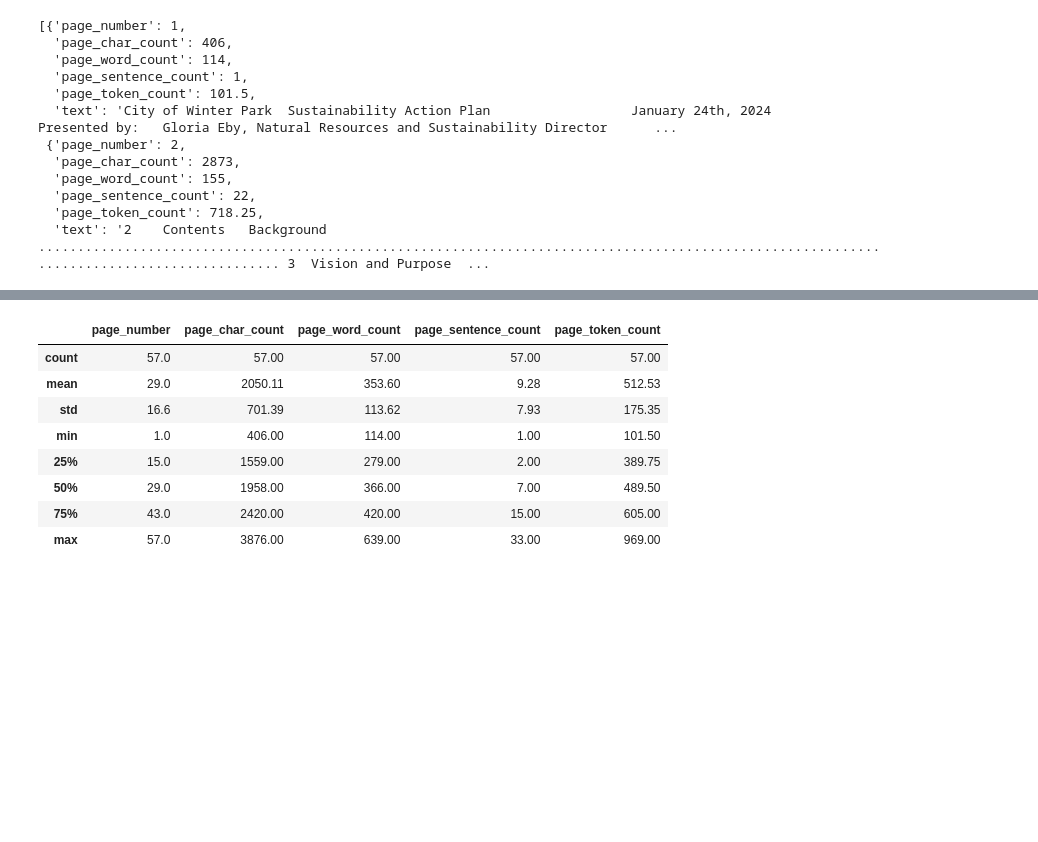
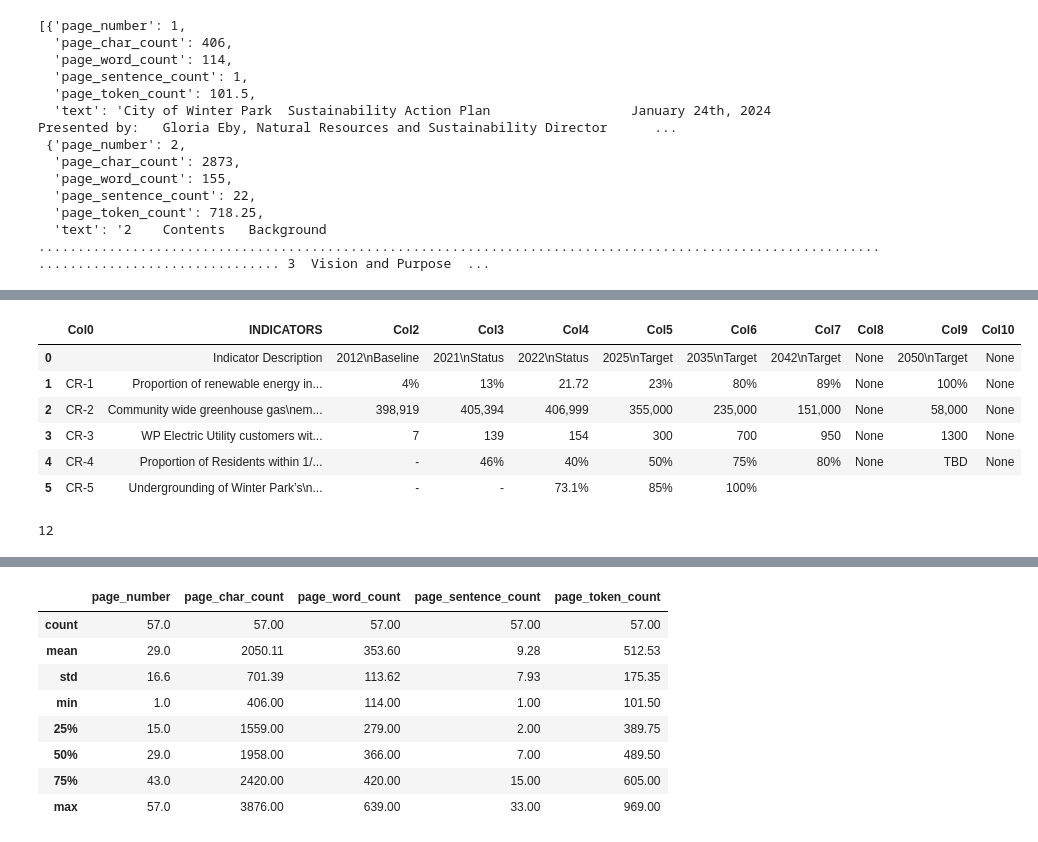
Before and after one commit to aplancher/RagWP, a Jupyter notebook: ragyou.ipynb, the cells around one changed output, grey strips where cells are left out. Drawn from its saved outputs; the diff is of its cells as text; code cells hidden in the pictures; blank space fills up the shorter version.

Commit message:
Inspect tables before table preprocessing

```diff
--- a/ragyou.ipynb
+++ b/ragyou.ipynb
@@ -112,0 +140,8 @@ pages_and_texts[:2]
+# %%
+doc = pymupdf.open(pdf_path)
+
+for page_number, page in enumerate(doc):
+    tables = page.find_tables().tables
+
+    if tables:
+        print(f"Page {page_number}: {len(tables)} table(s) found")
@@ -112,0 +166,18 @@ pages_and_texts[:2]
+# %%
+# Automatically extract every table
+
+all_tables = []
+
+for page_number, page in enumerate(doc):
+    tables = page.find_tables().tables
+
+    for table_index, table in enumerate(tables):
+        table_df = table.to_pandas()
+
+        all_tables.append({
+            "page_number" : page_number,
+            "table_index": table_index,
+            "data": table_df
+        })
+
+print(f"Extracted {len(all_tables)} tables")
@@ -112,0 +222,12 @@ pages_and_texts[:2]
+# %%
+display(all_tables[2]["data"])
+print(all_tables[2]["page_number"])
+# %% [output]
+|  | Col0 | INDICATORS | Col2 | Col3 | Col4 | Col5 | Col6 | Col7 | Col8 | Col9 | Col10 |
+| 0 |  | Indicator Description | 2012\nBaseline | 2021\nStatus | 2022\nStatus | 2025\nTarget | 2035\nTarget | 2042\nTarget | None | 2050\nTarget | None |
+| 1 | CR-1 | Proportion of renewable energy in... | 4% | 13% | 21.72 | 23% | 80% | 89% | None | 100% | None |
+| 2 | CR-2 | Community wide greenhouse gas\nem... | 398,919 | 405,394 | 406,999 | 355,000 | 235,000 | 151,000 | None | 58,000 | None |
+| 3 | CR-3 | WP Electric Utility customers wit... | 7 | 139 | 154 | 300 | 700 | 950 | None | 1300 | None |
+| 4 | CR-4 | Proportion of Residents within 1/... | - | 46% | 40% | 50% | 75% | 80% | None | TBD | None |
+| 5 | CR-5 | Undergrounding of Winter Park’s\n... | - | - | 73.1% | 85% | 100% |  |  |  |  |
+12
```
Also changed, not shown: parts of 16 cells of this notebook.
